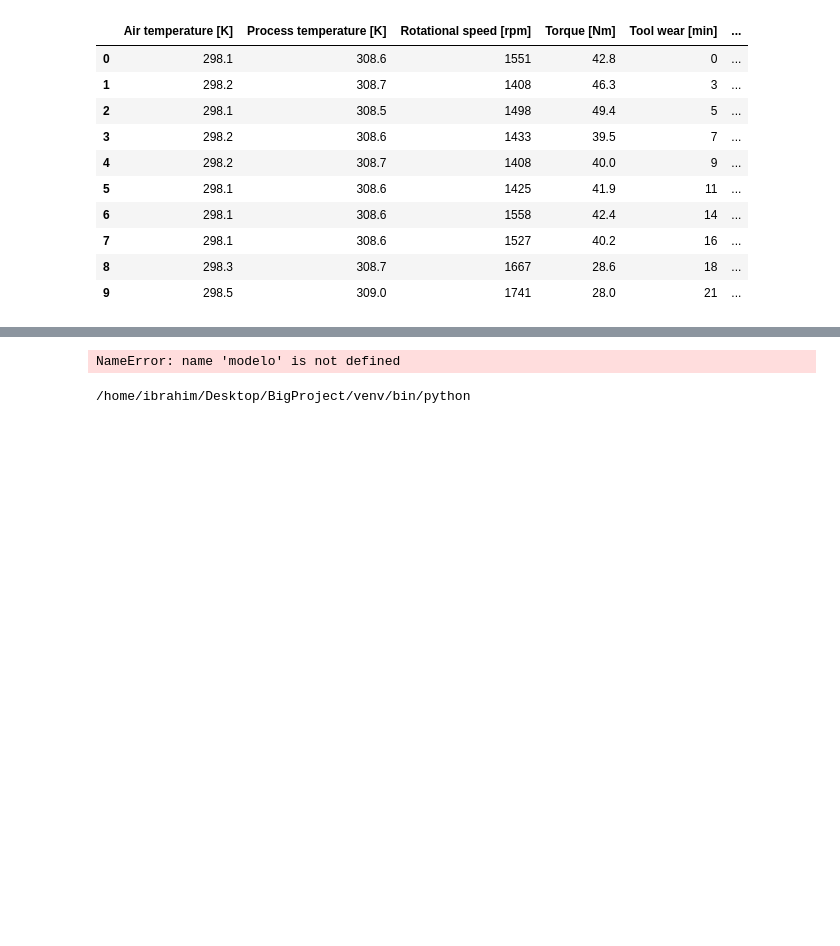
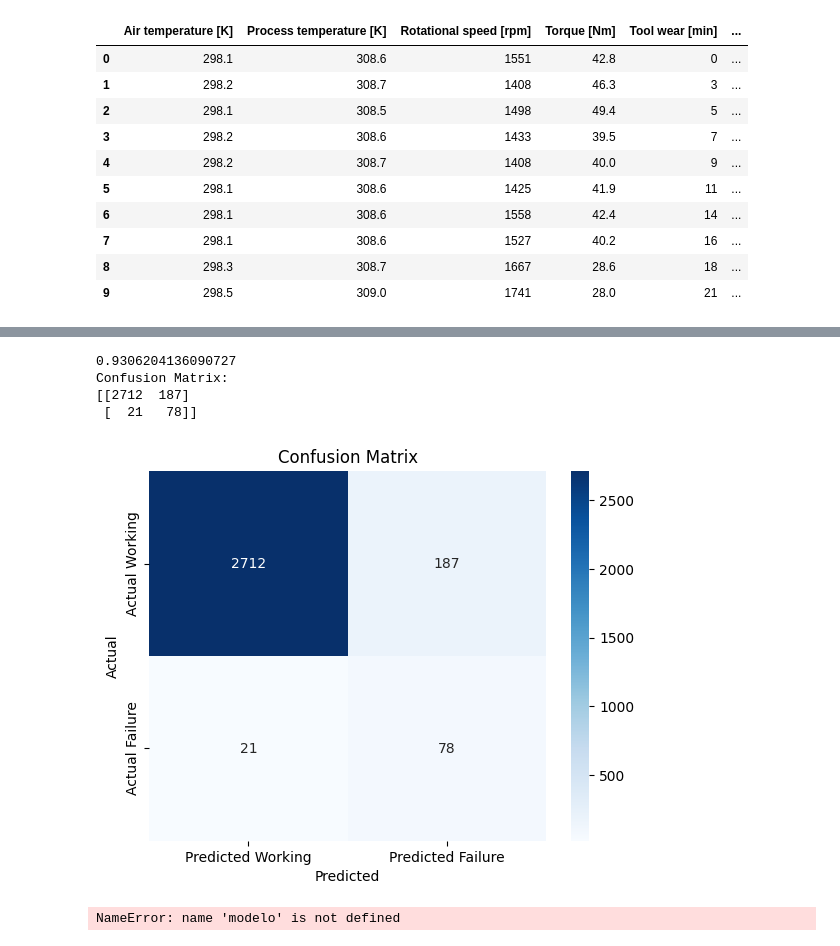
Before and after one commit to ibrahimgb/machine-predictive-maintenance, a Jupyter notebook: PredictiveMaintenance.ipynb, the cells around one changed output, grey strips where cells are left out. Drawn from its saved outputs; the diff is of its cells as text; code cells hidden in the pictures; blank space fills up the shorter version.

```diff
--- a/PredictiveMaintenance.ipynb
+++ b/PredictiveMaintenance.ipynb
@@ -287,3 +306,37 @@ print(accuracy)
+# %%
+from sklearn.metrics import confusion_matrix
+from sklearn.utils.class_weight import compute_sample_weight
+# Compute sample weights
+sample_weights = compute_sample_weight(class_weight='balanced', y=y_train)
+
+# Train the model with the computed sample weights
+GradientBoostingClassifierModelWITHWeightAdjustment = GradientBoostingClassifier()
+GradientBoostingClassifierModelWITHWeightAdjustment.fit(x_train, y_train, sample_weight=sample_weights)
+accuracy = GradientBoostingClassifierModelWITHWeightAdjustment.score(x_test, y_test)
+print(accuracy)
+
+# Make predictions on the test set
+y_pred = GradientBoostingClassifierModelWITHWeightAdjustment.predict(x_test)
+
+# Compute the confusion matrix
+cm = confusion_matrix(y_test, y_pred)
+
+# Print the confusion matrix
+print("Confusion Matrix:")
+print(cm)
+
+# Visualize the confusion matrix
+sns.heatmap(cm, annot=True, fmt='d', cmap='Blues', xticklabels=['Predicted Working', 'Predicted Failure'], yticklabels=['Actual Working', 'Actual Failure'])
+plt.ylabel('Actual')
+plt.xlabel('Predicted')
+plt.title('Confusion Matrix')
+plt.show()
+# %% [output]
+0.9306204136090727
+Confusion Matrix:
+[[2712  187]
+ [  21   78]]
+[figure, added]
 # %%
 import pickle
 
@@ -293,9 +349,4 @@ with open('modelo_gradient_boosting.pkl', 'wb') as f:
 # %% [output]
 NameError: name 'modelo' is not defined
-# %%
-import sys
-print(sys.executable)
-# %% [output]
-/home/ibrahim/Desktop/BigProject/venv/bin/python
 # %%
 from sklearn.ensemble import RandomForestClassifier
```
Also changed, not shown: parts of 27 cells of this notebook.
